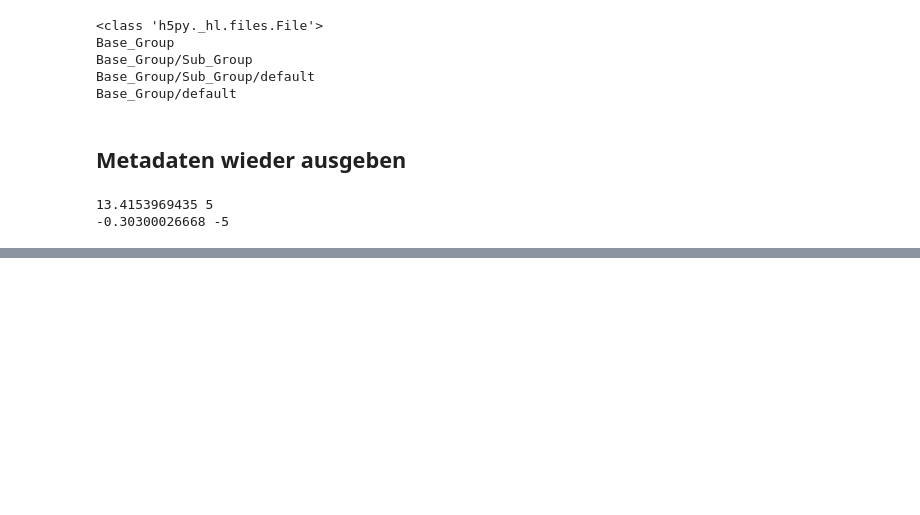
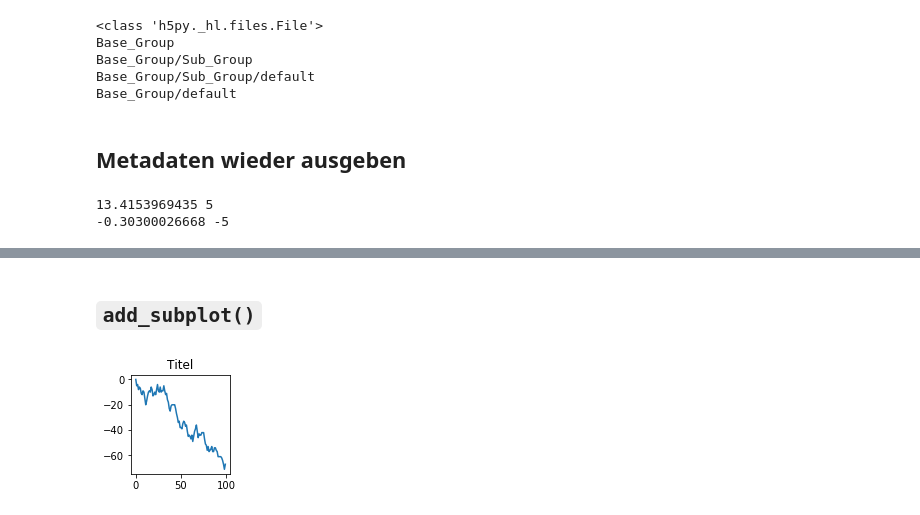
Before and after one commit to juebrauer/course_introduction_to_python, a Jupyter notebook: 00_verschiedenes/verschiedenes.ipynb, the cells around one changed output, grey strips where cells are left out. Drawn from its saved outputs; the diff is of its cells as text; code cells hidden in the pictures; blank space fills up the shorter version.

```diff
--- a/00_verschiedenes/verschiedenes.ipynb
+++ b/00_verschiedenes/verschiedenes.ipynb
@@ -465,0 +516,15 @@ with h5py.File('groups.hdf5', 'r') as f:
+# %% [markdown]
+## `add_subplot()`
+# %%
+fig = plt.figure()
+
+# Hier erhalten wir eine Referenz auf das
+# axis Objekt, mit dem wir weiter arbeiten können
+ax = fig.add_subplot(231)
+
+ax.set_title("Titel")
+ax.plot(zr)
+
+plt.show()
+# %% [output]
+[figure, added]
```
Also changed, not shown: parts of 11 cells of this notebook.
